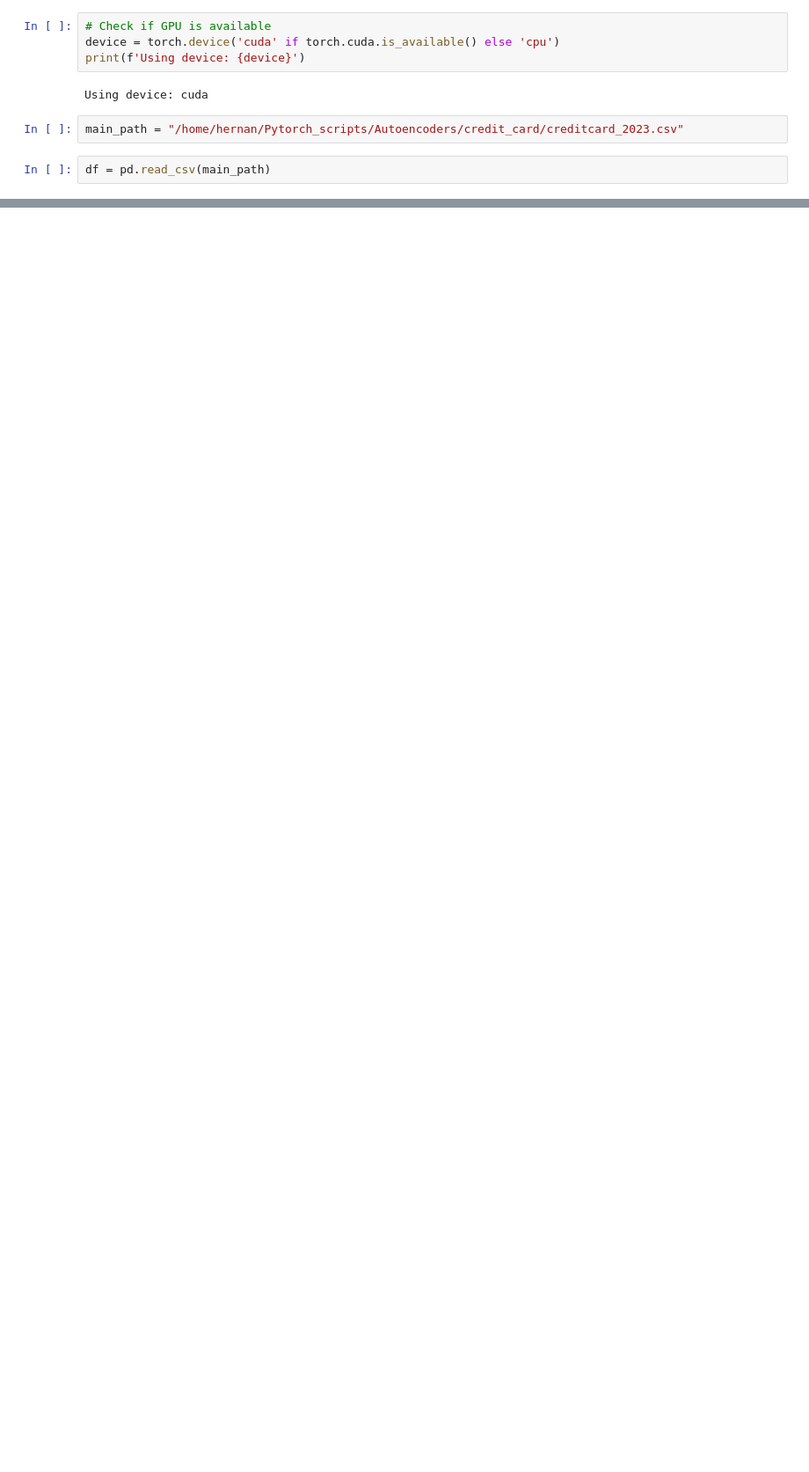
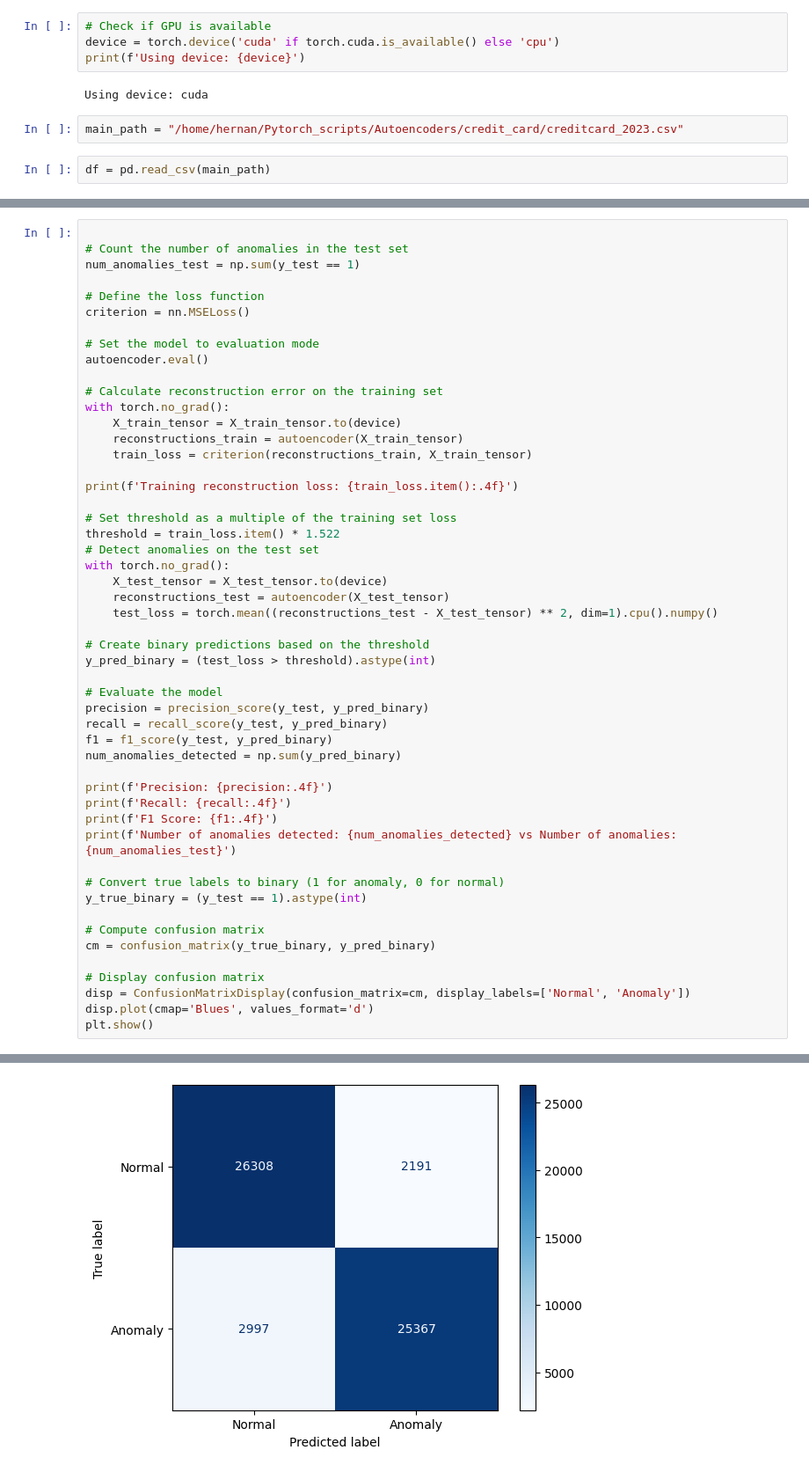
Before and after one commit to Hernan3scobar/GAN, a Jupyter notebook: GaN_v1.ipynb, the cells around one changed output, grey strips where cells are left out. Shown: that part at 88% size. Cells and saved outputs as stored; diff of their text form; blank space fills up the shorter version.

Commit message:
Update inproved autoencoder with discriminator

```diff
--- a/GaN_v1.ipynb
+++ b/GaN_v1.ipynb
@@ -103,0 +413,52 @@ Dimensions of y_test: (56863,)
+# %%
+
+# Count the number of anomalies in the test set
+num_anomalies_test = np.sum(y_test == 1)
+
+# Define the loss function
+criterion = nn.MSELoss()
+
+# Set the model to evaluation mode
+autoencoder.eval()
+
+# Calculate reconstruction error on the training set
+with torch.no_grad():
+    X_train_tensor = X_train_tensor.to(device)
+    reconstructions_train = autoencoder(X_train_tensor)
+    train_loss = criterion(reconstructions_train, X_train_tensor)
+
+print(f'Training reconstruction loss: {train_loss.item():.4f}')
+
+# Set threshold as a multiple of the training set loss
+threshold = train_loss.item() * 1.522
+# Detect anomalies on the test set
+with torch.no_grad():
+    X_test_tensor = X_test_tensor.to(device)
+    reconstructions_test = autoencoder(X_test_tensor)
+    test_loss = torch.mean((reconstructions_test - X_test_tensor) ** 2, dim=1).cpu().numpy()
+
+# Create binary predictions based on the threshold
+y_pred_binary = (test_loss > threshold).astype(int)
+
+# Evaluate the model
+precision = precision_score(y_test, y_pred_binary)
+recall = recall_score(y_test, y_pred_binary)
+f1 = f1_score(y_test, y_pred_binary)
+num_anomalies_detected = np.sum(y_pred_binary)
+
+print(f'Precision: {precision:.4f}')
+print(f'Recall: {recall:.4f}')
+print(f'F1 Score: {f1:.4f}')
+print(f'Number of anomalies detected: {num_anomalies_detected} vs Number of anomalies: {num_anomalies_test}')
+
+# Convert true labels to binary (1 for anomaly, 0 for normal)
+y_true_binary = (y_test == 1).astype(int)
+
+# Compute confusion matrix
+cm = confusion_matrix(y_true_binary, y_pred_binary)
+
+# Display confusion matrix
+disp = ConfusionMatrixDisplay(confusion_matrix=cm, display_labels=['Normal', 'Anomaly'])
+disp.plot(cmap='Blues', values_format='d')
+plt.show()
+# %% [output]
@@ -104,3 +470,4 @@ Dimensions of y_test: (56863,)
+[figure, added]
 # %%
 
 # Evaluate the model and visualize in PCA space
```
Also changed, not shown: parts of 10 cells of this notebook.
